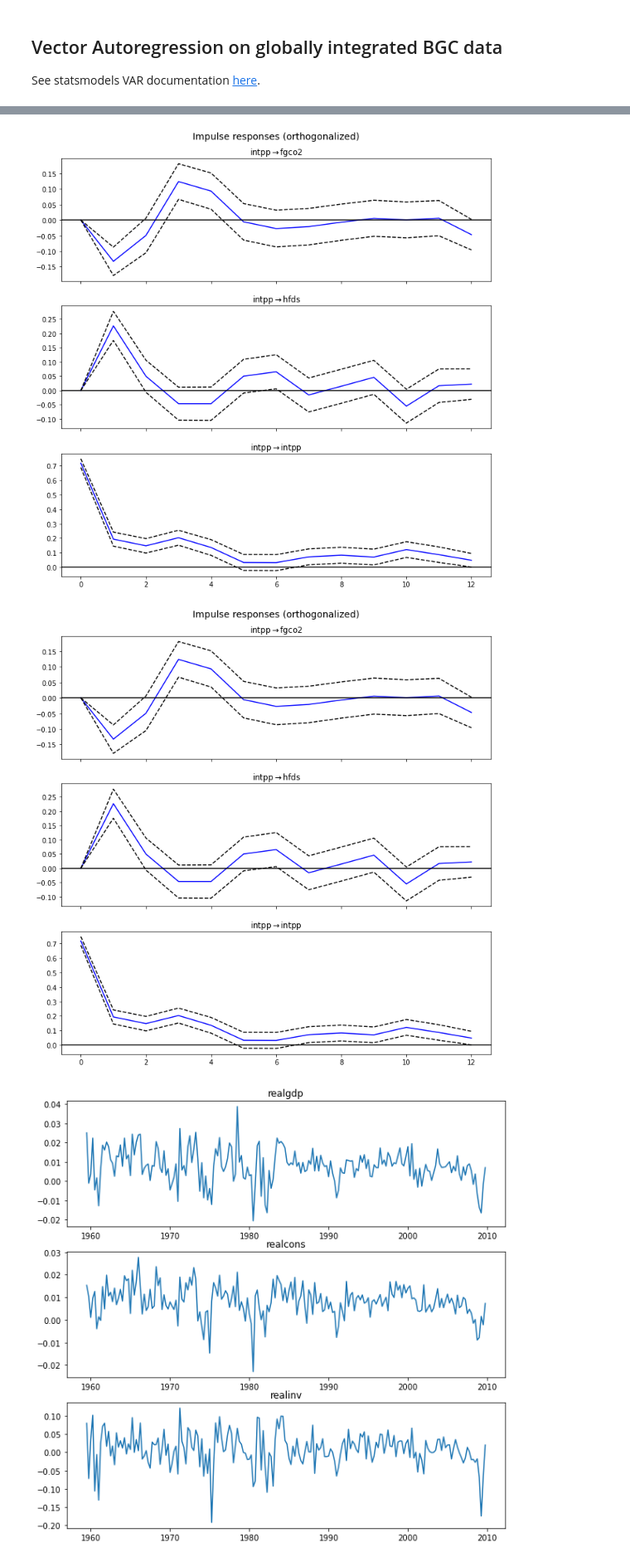
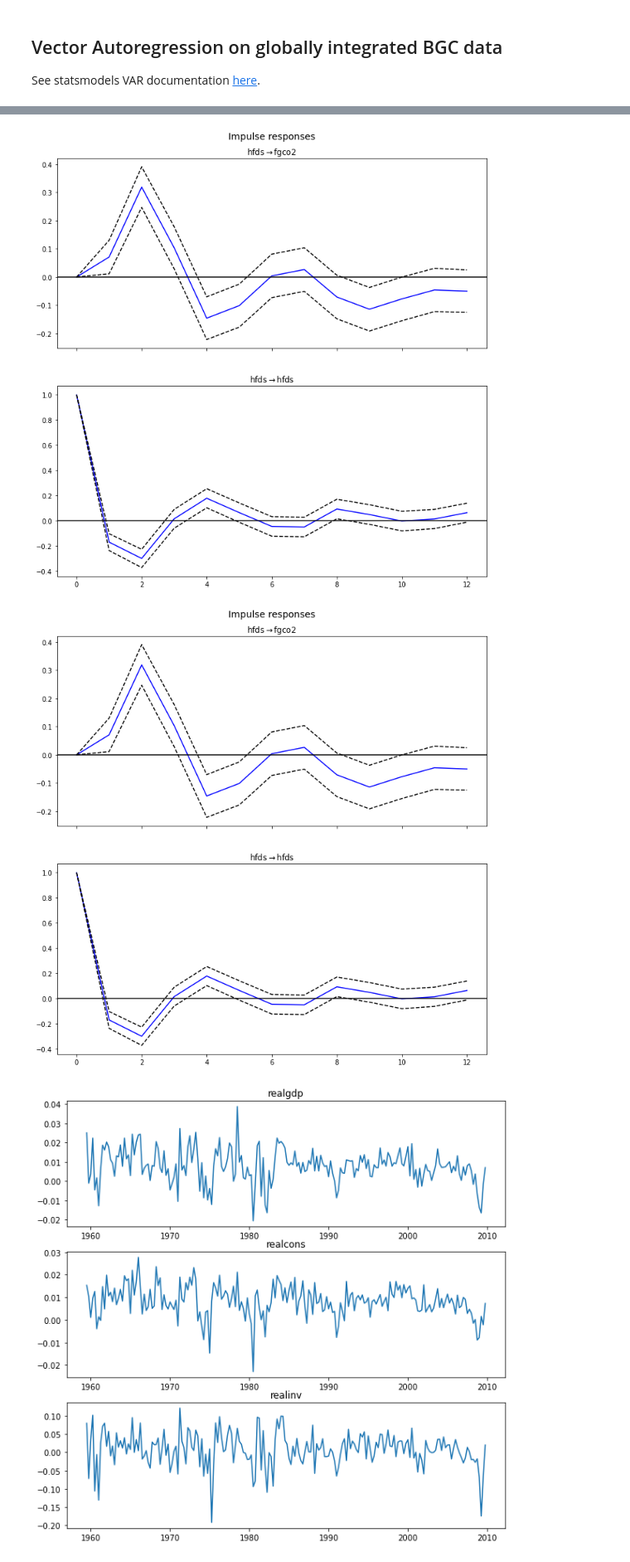
Before and after one commit to gmacgilchrist/bio-pump-timescales, a Jupyter notebook: notebooks/esm4/dev_statsmodels.ipynb, the cells around one changed output, grey strips where cells are left out. Shown: that part at 83% size. Saved outputs shown, nothing was run; the diff lists cells and outputs as text; code cells hidden in the pictures.

```diff
--- a/notebooks/esm4/dev_statsmodels.ipynb
+++ b/notebooks/esm4/dev_statsmodels.ipynb
@@ -11,7 +11,7 @@ import statsmodels.api as sm
 from statsmodels.tsa.base.datetools import dates_from_str
 # %%
 pathout = '../../data/esm4/processed/global_integrals/'
-adds = ['fgco2','hfds','intpp']
+adds = ['fgco2','hfds']
 ds = xr.Dataset()
 for add in adds:
     ds[add] = xr.open_dataarray(pathout+'esm4_'+add+'.nc')
@@ -49,10 +49,10 @@ intpp    0.416711 -0.097602  1.000000
 # %%
 irf = results.irf(12)
 # %%
-irf.plot(orth=True, impulse='intpp')
+irf.plot(orth=False, impulse='hfds')
 # %% [output]
-[figure, old version]
+[figure, new version]
-[figure, old version]
+[figure, new version]
 # %%
 mdata = sm.datasets.macrodata.load_pandas().data
 dates = mdata[['year', 'quarter']].astype(int).astype(str)
```
Also changed, not shown: parts of 1 cell of this notebook, 4 other files.
